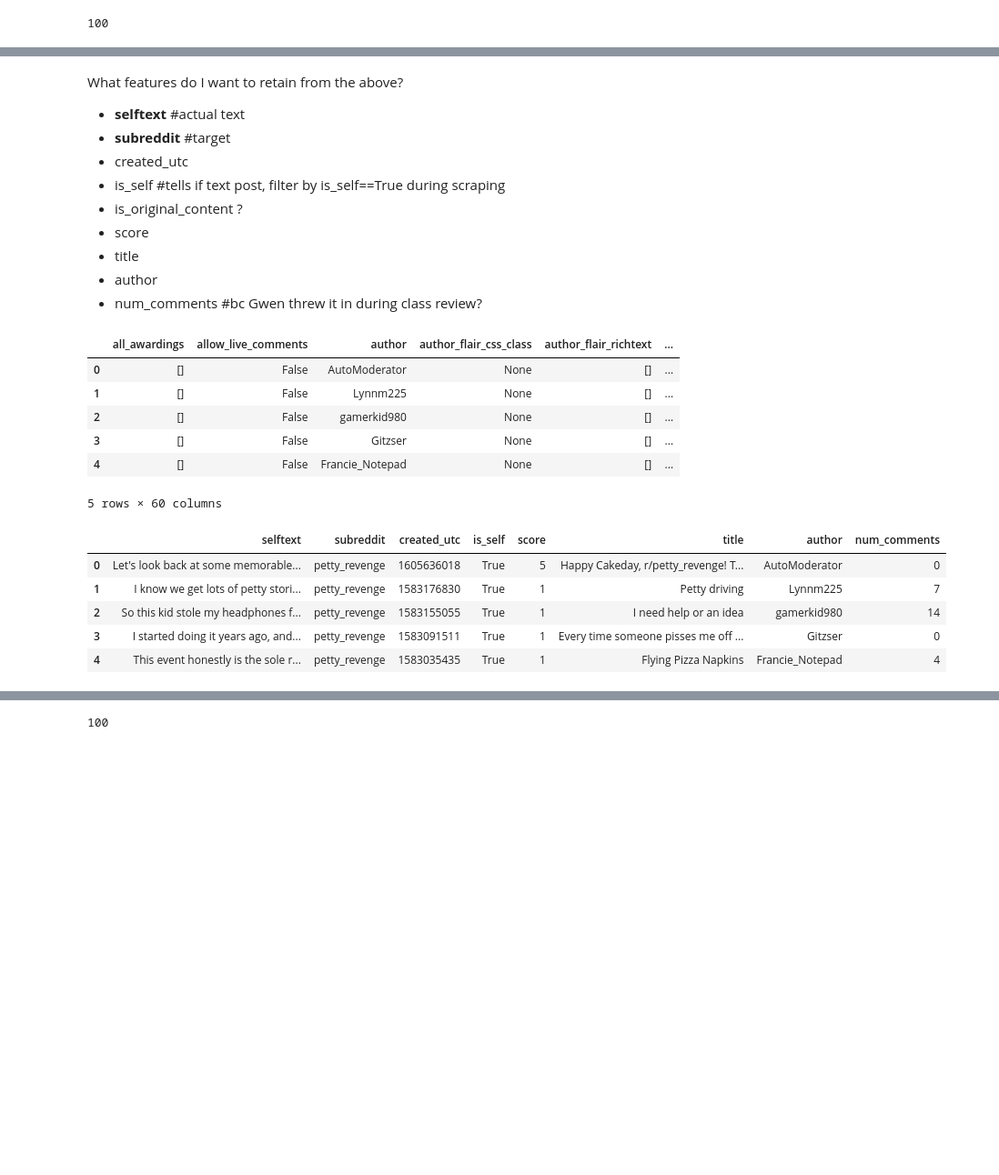
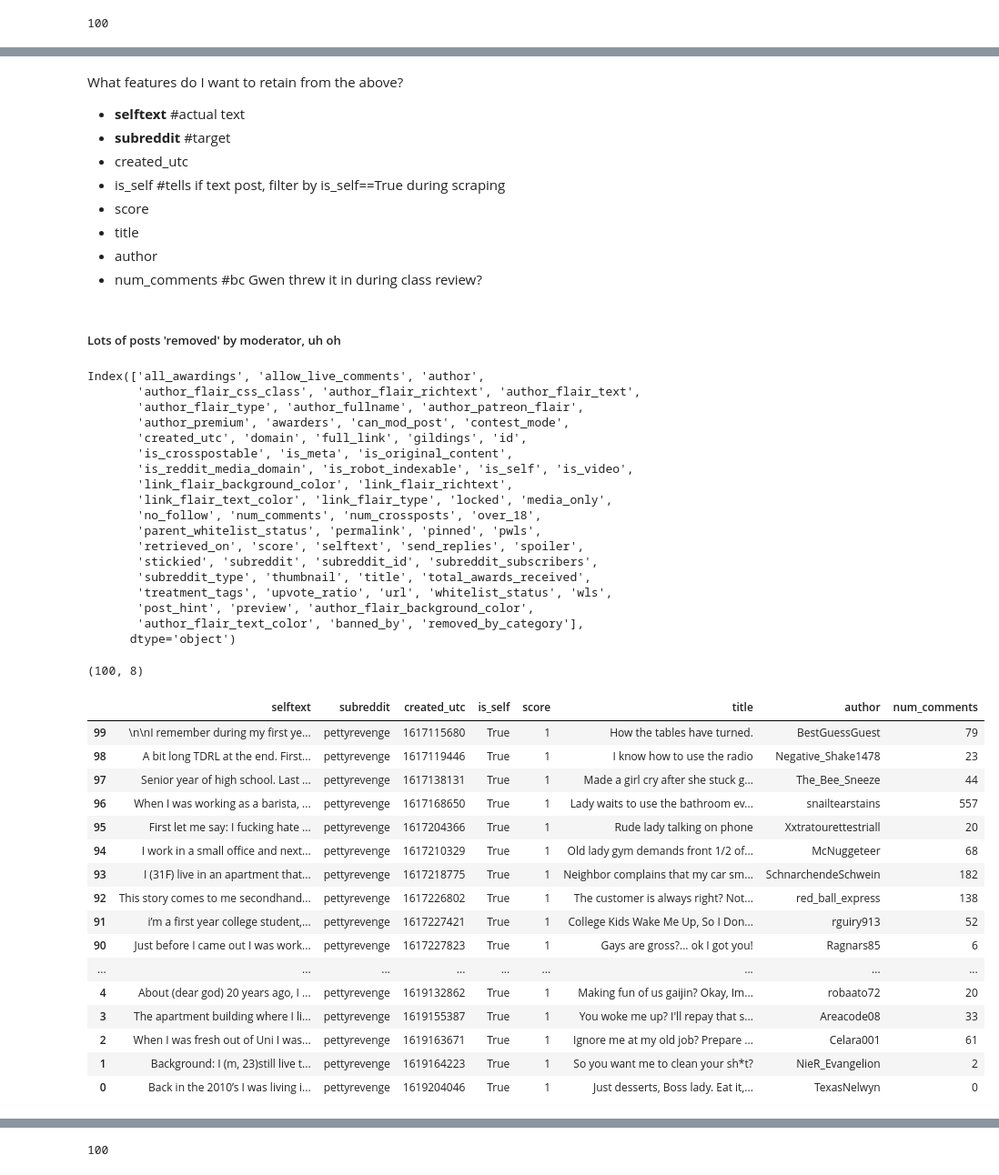
Before and after one commit to welcometohelen/NLP_classifier, a Jupyter notebook: pushshift_draft.ipynb, the cells around one changed output, grey strips where cells are left out. Shown at 91% size. Saved outputs shown, nothing was run; the diff lists cells and outputs as text; code cells hidden in the pictures; blank space fills up the shorter version.

```diff
--- a/pushshift_draft.ipynb
+++ b/pushshift_draft.ipynb
@@ -58,33 +141,60 @@ What features do I want to retain from the above?
 * **selftext**    #actual text
 * **subreddit**    #target
 * created_utc
-* is_self #tells if text post, filter by is_self==True during scraping
-* is_original_content ?
+* is_self      #tells if text post, filter by is_self==True during scraping
 * score
 * title
 * author
 * num_comments #bc Gwen threw it in during class review?
+# %% [markdown]
+##### Lots of posts 'removed' by moderator, uh oh
 # %%
 pr_100 = pd.DataFrame(posts) #keys from dict become column headers
 #only a few columns we care about
 #can skip 'posts' and go straight to pd.DF(json_data['data'])
-pr_100.head()
+pr_100.columns
 # %% [output]
-|  | all_awardings | allow_live_comments | author | author_flair_css_class | author_flair_richtext | ... |
-| 0 | [] | False | AutoModerator | None | [] | ... |
-| 1 | [] | False | Lynnm225 | None | [] | ... |
-| 2 | [] | False | gamerkid980 | None | [] | ... |
-| 3 | [] | False | Gitzser | None | [] | ... |
-| 4 | [] | False | Francie_Notepad | None | [] | ... |
-5 rows × 60 columns
+Index(['all_awardings', 'allow_live_comments', 'author',
+       'author_flair_css_class', 'author_flair_richtext', 'author_flair_text',
+       'author_flair_type', 'author_fullname', 'author_patreon_flair',
+       'author_premium', 'awarders', 'can_mod_post', 'contest_mode',
+       'created_utc', 'domain', 'full_link', 'gildings', 'id',
+       'is_crosspostable', 'is_meta', 'is_original_content',
+       'is_reddit_media_domain', 'is_robot_indexable', 'is_self', 'is_video',
+       'link_flair_background_color', 'link_flair_richtext',
+       'link_flair_text_color', 'link_flair_type', 'locked', 'media_only',
+       'no_follow', 'num_comments', 'num_crossposts', 'over_18',
+       'parent_whitelist_status', 'permalink', 'pinned', 'pwls',
+       'retrieved_on', 'score', 'selftext', 'send_replies', 'spoiler',
+       'stickied', 'subreddit', 'subreddit_id', 'subreddit_subscribers',
+       'subreddit_type', 'thumbnail', 'title', 'total_awards_received',
+       'treatment_tags', 'upvote_ratio', 'url', 'whitelist_status', 'wls',
+       'post_hint', 'preview', 'author_flair_background_color',
+       'author_flair_text_color', 'banned_by', 'removed_by_category'],
+      dtype='object')
 # %%
 retain = ['selftext', 'subreddit', 'created_utc', 'is_self', 'score', 'title', 'author', 'num_comments']
 pr_100 = pr_100[retain]
-pr_100.head()
+pr_100.shape
 # %% [output]
-|  | selftext | subreddit | created_utc | is_self | score | title | author | num_comments |
-| 0 | Let's look back at some memorable... | petty_revenge | 1605636018 | True | 5 | Happy Cakeday, r/petty_revenge! T... | AutoModerator | 0 |
-| 1 | I know we get lots of petty stori... | petty_revenge | 1583176830 | True | 1 | Petty driving | Lynnm225 | 7 |
-| 2 | So this kid stole my headphones f... | petty_revenge | 1583155055 | True | 1 | I need help or an idea | gamerkid980 | 14 |
-| 3 | I started doing it years ago, and... | petty_revenge | 1583091511 | True | 1 | Every time someone pisses me off ... | Gitzser | 0 |
-| 4 | This event honestly is the sole r... | petty_revenge | 1583035435 | True | 1 | Flying Pizza Napkins | Francie_Notepad | 4 |
+(100, 8)
+# %%
+pr_100.sort_values('created_utc')
+# %% [output]
+|  | selftext | subreddit | created_utc | is_self | score | title | author | num_comments |
+| 99 | \n\nI remember during my first ye... | pettyrevenge | 1617115680 | True | 1 | How the tables have turned. | BestGuessGuest | 79 |
+| 98 | A bit long TDRL at the end. First... | pettyrevenge | 1617119446 | True | 1 | I know how to use the radio | Negative_Shake1478 | 23 |
+| 97 | Senior year of high school. Last ... | pettyrevenge | 1617138131 | True | 1 | Made a girl cry after she stuck g... | The_Bee_Sneeze | 44 |
+| 96 | When I was working as a barista, ... | pettyrevenge | 1617168650 | True | 1 | Lady waits to use the bathroom ev... | snailtearstains | 557 |
+| 95 | First let me say: I fucking hate ... | pettyrevenge | 1617204366 | True | 1 | Rude lady talking on phone | Xxtratourettestriall | 20 |
+| 94 | I work in a small office and next... | pettyrevenge | 1617210329 | True | 1 | Old lady gym demands front 1/2 of... | McNuggeteer | 68 |
+| 93 | I (31F) live in an apartment that... | pettyrevenge | 1617218775 | True | 1 | Neighbor complains that my car sm... | SchnarchendeSchwein | 182 |
+| 92 | This story comes to me secondhand... | pettyrevenge | 1617226802 | True | 1 | The customer is always right? Not... | red_ball_express | 138 |
+| 91 | i’m a first year college student,... | pettyrevenge | 1617227421 | True | 1 | College Kids Wake Me Up, So I Don... | rguiry913 | 52 |
+| 90 | Just before I came out I was work... | pettyrevenge | 1617227823 | True | 1 | Gays are gross?... ok I got you! | Ragnars85 | 6 |
+| ... | ... | ... | ... | ... | ... | ... | ... | ... |
+| 4 | About (dear god) 20 years ago, I ... | pettyrevenge | 1619132862 | True | 1 | Making fun of us gaijin? Okay, Im... | robaato72 | 20 |
+| 3 | The apartment building where I li... | pettyrevenge | 1619155387 | True | 1 | You woke me up? I'll repay that s... | Areacode08 | 33 |
+| 2 | When I was fresh out of Uni I was... | pettyrevenge | 1619163671 | True | 1 | Ignore me at my old job? Prepare ... | Celara001 | 61 |
+| 1 | Background: I (m, 23)still live t... | pettyrevenge | 1619164223 | True | 1 | So you want me to clean your sh*t? | NieR_Evangelion | 2 |
+| 0 | Back in the 2010’s I was living i... | pettyrevenge | 1619204046 | True | 1 | Just desserts, Boss lady. Eat it,... | TexasNelwyn | 0 |
```
Also changed, not shown: parts of 48 cells of this notebook, 4 other files.
